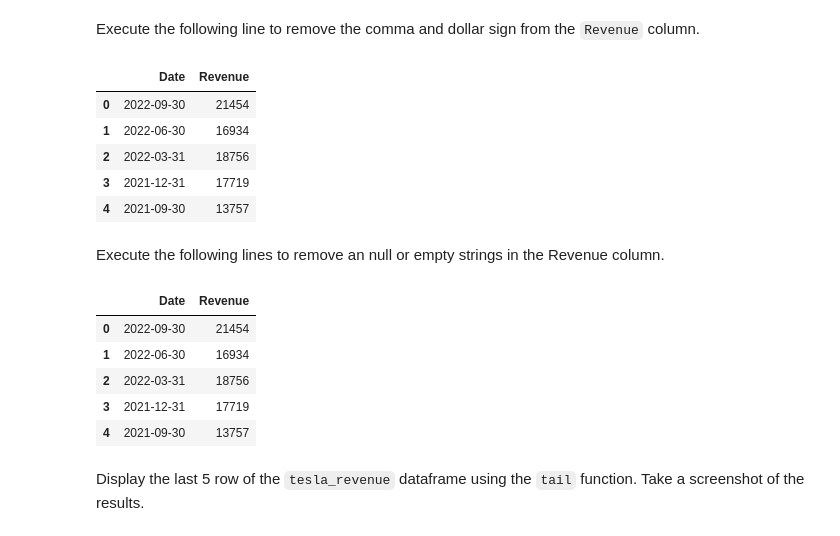
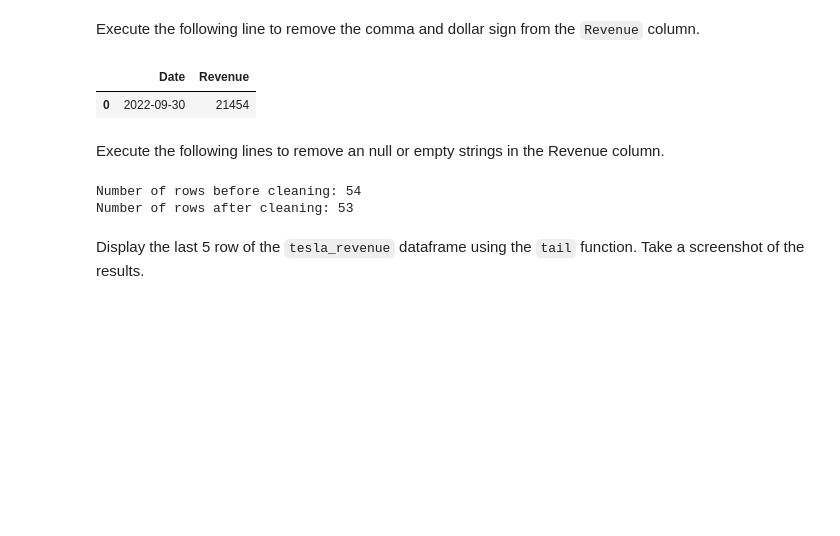
Before and after one commit to FrankMaverick/IBM-Data-Science-Professional-Certificate, a Jupyter notebook: 05 - Python Project for Data Science/03_Analyzing-Historical-Stock-Revenue-Data-and-Building-a-Dashboard.ipynb, the cells around one changed output. Drawn from its saved outputs; the diff is of its cells as text; code cells hidden in the pictures; blank space fills up the shorter version.

```diff
--- a/05 - Python Project for Data Science/03_Analyzing-Historical-Stock-Revenue-Data-and-Building-a-Dashboard.ipynb
+++ b/05 - Python Project for Data Science/03_Analyzing-Historical-Stock-Revenue-Data-and-Building-a-Dashboard.ipynb
@@ -140,31 +140,24 @@ tesla_revenue.head()
 | 4 | 2021-09-30 | $13,757 |
 # %% [markdown]
 Execute the following line to remove the comma and dollar sign from the `Revenue` column.
-# %%
-#tesla_revenue["Revenue"] = tesla_revenue['Revenue'].str.replace(',|\$',"") #The default value of regex will change from True to False in a future version.
-tesla_revenue["Revenue"] = tesla_revenue['Revenue'].str.replace(',|\$',"", regex=True)
-tesla_revenue.head()
-# %% [output]
-|  | Date | Revenue |
-| 0 | 2022-09-30 | 21454 |
-| 1 | 2022-06-30 | 16934 |
-| 2 | 2022-03-31 | 18756 |
-| 3 | 2021-12-31 | 17719 |
-| 4 | 2021-09-30 | 13757 |
+# %%
+tesla_revenue["Revenue"] = tesla_revenue['Revenue'].str.replace(',|\$',"", regex=True)
+tesla_revenue.head(1)
+# %% [output]
+|  | Date | Revenue |
+| 0 | 2022-09-30 | 21454 |
 # %% [markdown]
 Execute the following lines to remove an null or empty strings in the Revenue column.
 # %%
+print("Number of rows before cleaning:",len(tesla_revenue))
+
 tesla_revenue.dropna(inplace=True)
+tesla_revenue = tesla_revenue[tesla_revenue['Revenue'] != ""]
 
-tesla_revenue = tesla_revenue[tesla_revenue['Revenue'] != ""]
-tesla_revenue.head()
+print("Number of rows after cleaning:",len(tesla_revenue))
 # %% [output]
-|  | Date | Revenue |
-| 0 | 2022-09-30 | 21454 |
-| 1 | 2022-06-30 | 16934 |
-| 2 | 2022-03-31 | 18756 |
-| 3 | 2021-12-31 | 17719 |
-| 4 | 2021-09-30 | 13757 |
+Number of rows before cleaning: 54
+Number of rows after cleaning: 53
 # %% [markdown]
 Display the last 5 row of the `tesla_revenue` dataframe using the `tail` function. Take a screenshot of the results.
 # %%
```
Also changed, not shown: parts of 2 cells of this notebook, 1 other file.
